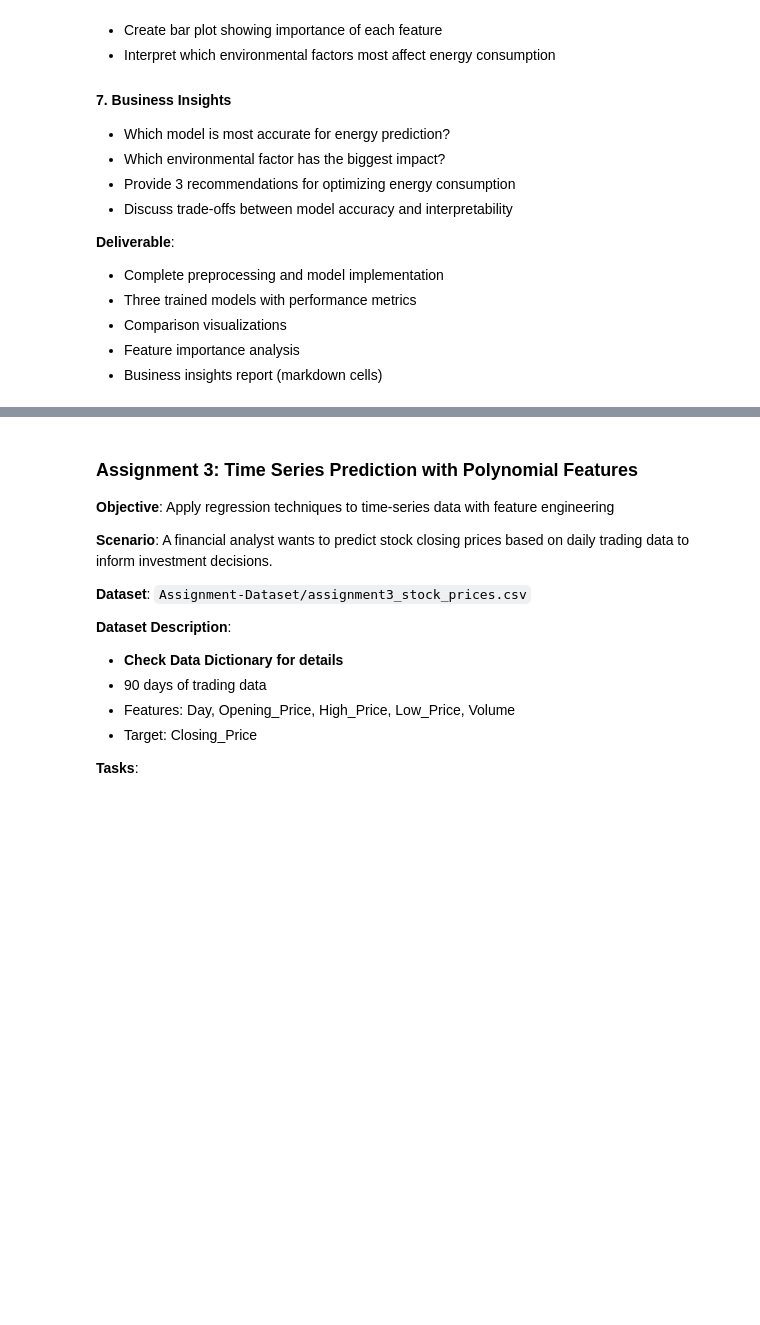
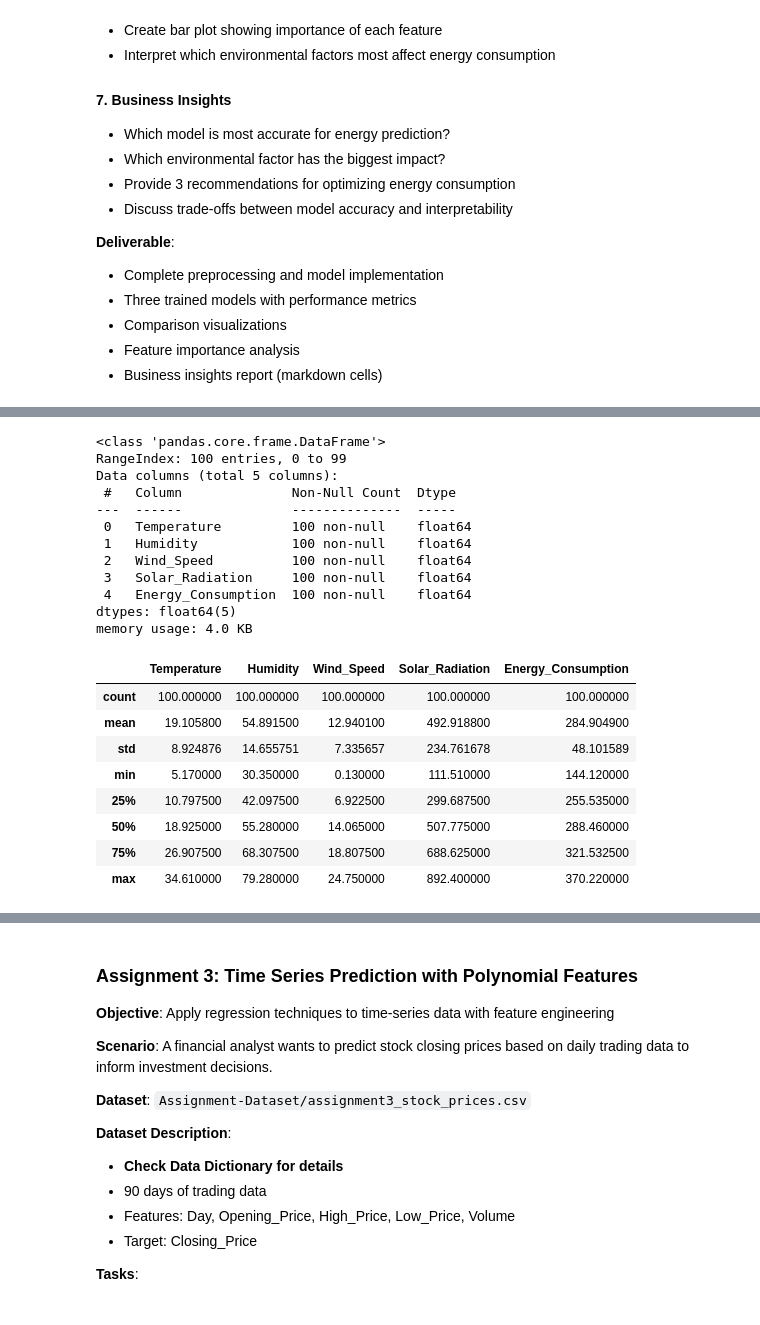
Before and after one commit to Blessing-Ekeh/dataraflow-week15-supervised-learning, a Jupyter notebook: Take Home (1).ipynb, the cells around one changed output, grey strips where cells are left out. Drawn from its saved outputs; the diff is of its cells as text; code cells hidden in the pictures; blank space fills up the shorter version.

```diff
--- a/Take Home (1).ipynb
+++ b/Take Home (1).ipynb
@@ -948,0 +967,40 @@ Unlike polynomial regression and decision trees, it does not force the curve thr
+# %%
+#--- Data Preparation
+import pandas as pd
+import numpy as np
+from sklearn.model_selection import train_test_split
+import matplotlib.pyplot as plt
+from sklearn.linear_model import LinearRegression
+from sklearn.preprocessing import PolynomialFeatures, StandardScaler
+from sklearn.tree import DecisionTreeRegressor
+from sklearn.svm import SVR
+import seaborn as sns
+#Loading the dataset
+Assignment2_data = pd.read_csv('Assignment-Dataset/assignment2_energy_efficiency.csv')
+Assignment2_data.head()
+#check for null values
+Assignment2_data.info()
+#statistical summary
+Assignment2_data.describe()
+# %% [output]
+<class 'pandas.core.frame.DataFrame'>
+RangeIndex: 100 entries, 0 to 99
+Data columns (total 5 columns):
+ #   Column              Non-Null Count  Dtype
+---  ------              --------------  -----
+ 0   Temperature         100 non-null    float64
+ 1   Humidity            100 non-null    float64
+ 2   Wind_Speed          100 non-null    float64
+ 3   Solar_Radiation     100 non-null    float64
+ 4   Energy_Consumption  100 non-null    float64
+dtypes: float64(5)
+memory usage: 4.0 KB
+|  | Temperature | Humidity | Wind_Speed | Solar_Radiation | Energy_Consumption |
+| count | 100.000000 | 100.000000 | 100.000000 | 100.000000 | 100.000000 |
+| mean | 19.105800 | 54.891500 | 12.940100 | 492.918800 | 284.904900 |
+| std | 8.924876 | 14.655751 | 7.335657 | 234.761678 | 48.101589 |
+| min | 5.170000 | 30.350000 | 0.130000 | 111.510000 | 144.120000 |
+| 25% | 10.797500 | 42.097500 | 6.922500 | 299.687500 | 255.535000 |
+| 50% | 18.925000 | 55.280000 | 14.065000 | 507.775000 | 288.460000 |
+| 75% | 26.907500 | 68.307500 | 18.807500 | 688.625000 | 321.532500 |
+| max | 34.610000 | 79.280000 | 24.750000 | 892.400000 | 370.220000 |
```
Also changed, not shown: parts of 14 cells of this notebook.
